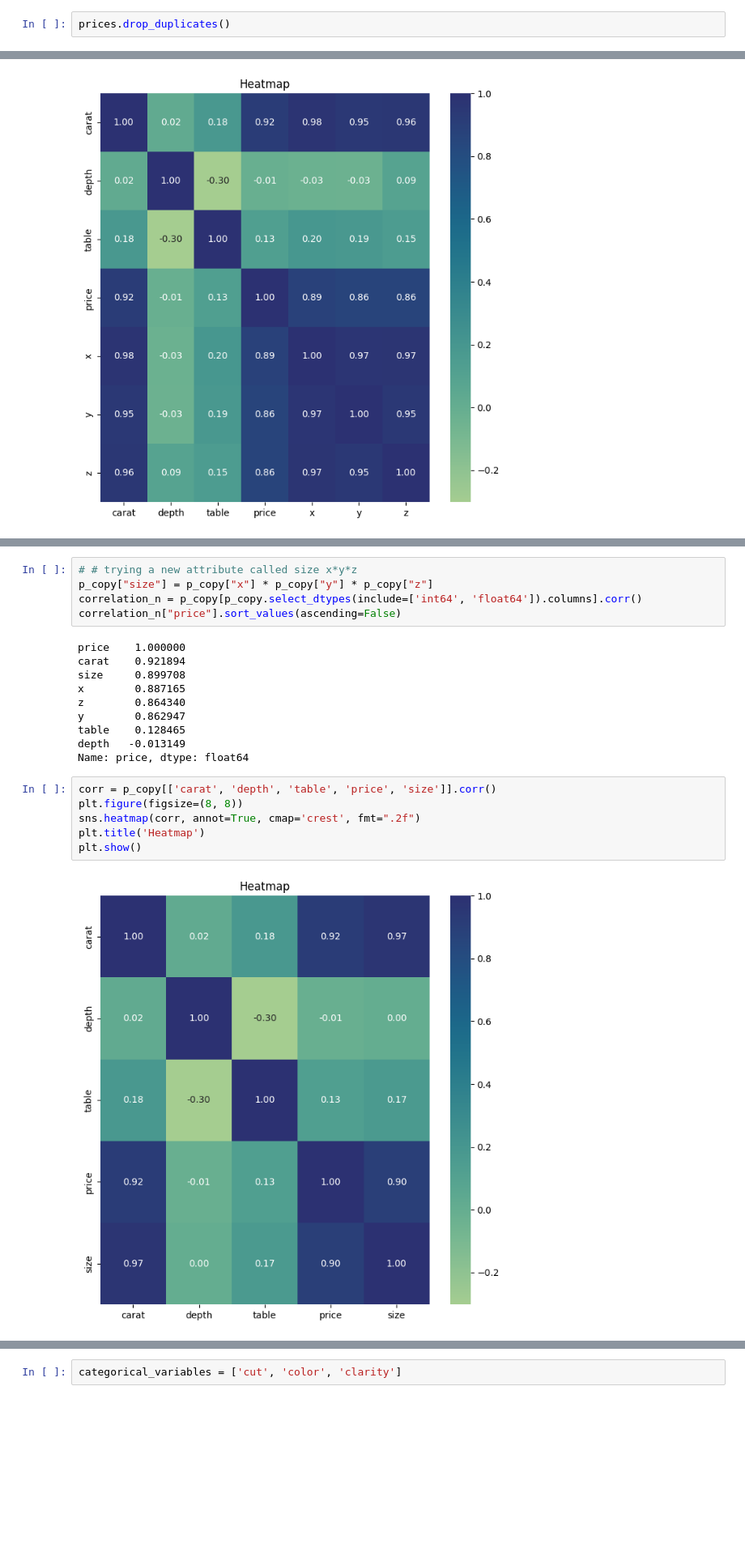
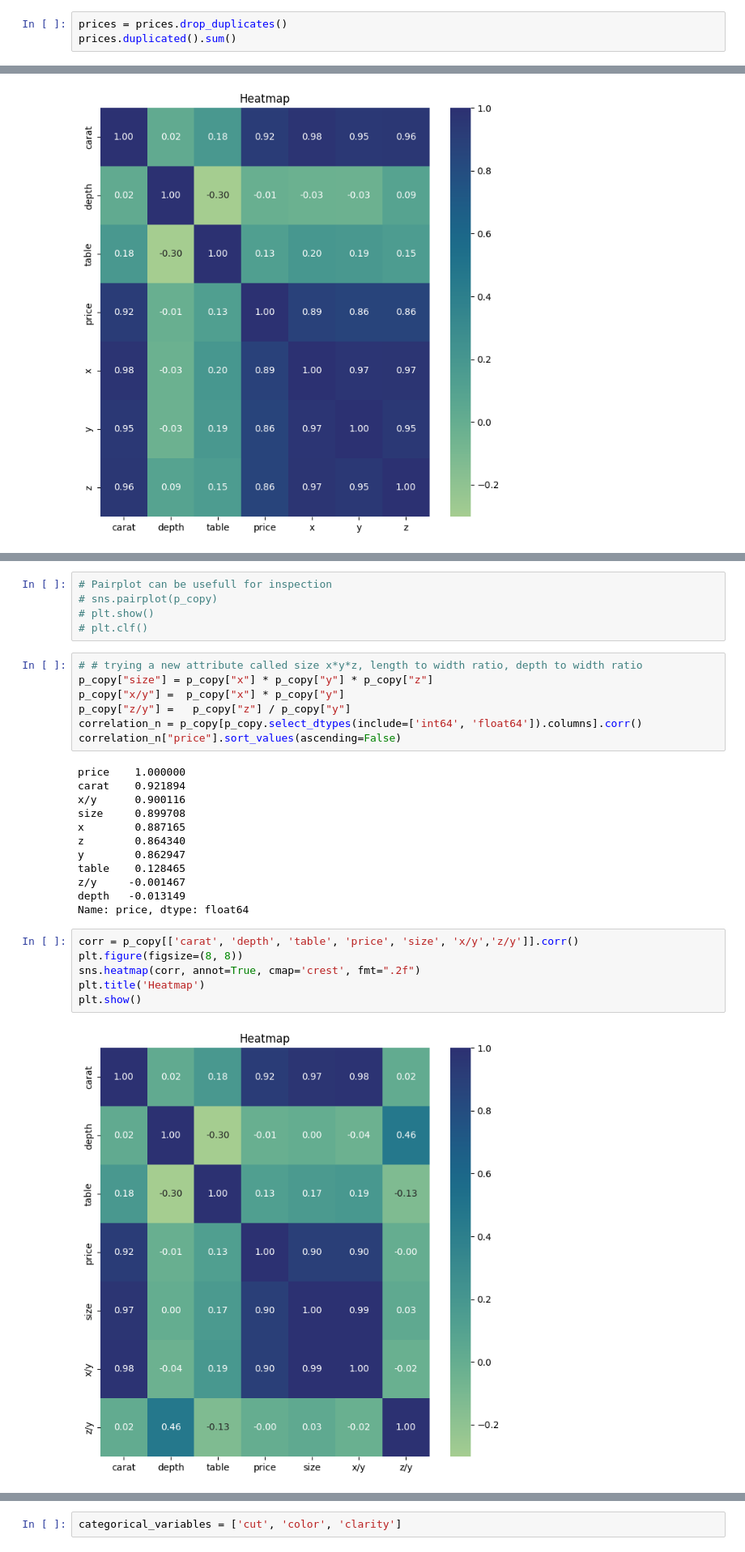
Before and after one commit to YSKAA423/Diamon_Price_Predictor, a Jupyter notebook: Diamond_Price_Predictor.ipynb, the cells around one changed output, grey strips where cells are left out. Shown: that part at 81% size. Drawn from its saved outputs; the diff is of its cells as text; blank space fills up the shorter version.

```diff
--- a/Diamond_Price_Predictor.ipynb
+++ b/Diamond_Price_Predictor.ipynb
@@ -111,3 +111,4 @@ prices.duplicated().sum() # 97 duplicates
 # %%
-prices.drop_duplicates()
+prices = prices.drop_duplicates()
+prices.duplicated().sum()
 # %% [output]
@@ -258,26 +267,35 @@ plt.show()
+# %%
+# Pairplot can be usefull for inspection
+# sns.pairplot(p_copy)
+# plt.show()
+# plt.clf()
 # %%
-# # trying a new attribute called size x*y*z
+# # trying a new attribute called size x*y*z, length to width ratio, depth to width ratio
 p_copy["size"] = p_copy["x"] * p_copy["y"] * p_copy["z"]
+p_copy["x/y"] =  p_copy["x"] * p_copy["y"]
+p_copy["z/y"] =   p_copy["z"] / p_copy["y"]
 correlation_n = p_copy[p_copy.select_dtypes(include=['int64', 'float64']).columns].corr()
 correlation_n["price"].sort_values(ascending=False)
 # %% [output]
 price    1.000000
 carat    0.921894
+x/y      0.900116
 size     0.899708
 x        0.887165
 z        0.864340
 y        0.862947
 table    0.128465
+z/y     -0.001467
 depth   -0.013149
 Name: price, dtype: float64
 # %%
-corr = p_copy[['carat', 'depth', 'table', 'price', 'size']].corr()
+corr = p_copy[['carat', 'depth', 'table', 'price', 'size', 'x/y','z/y']].corr()
 plt.figure(figsize=(8, 8))
 sns.heatmap(corr, annot=True, cmap='crest', fmt=".2f")
 plt.title('Heatmap')
 plt.show()
 # %% [output]
-[figure, old version]
+[figure, new version]
 # %% [markdown]
 ### From both heatmaps we could see the high correlation between carat,x,y,and z and the price in heatmap1/ carat,size and the price in heatmap2
 ### Having many higly correlated values could affect model like Linear regression, while not affecting tree based model that much.
```
Also changed, not shown: parts of 18 cells of this notebook.
